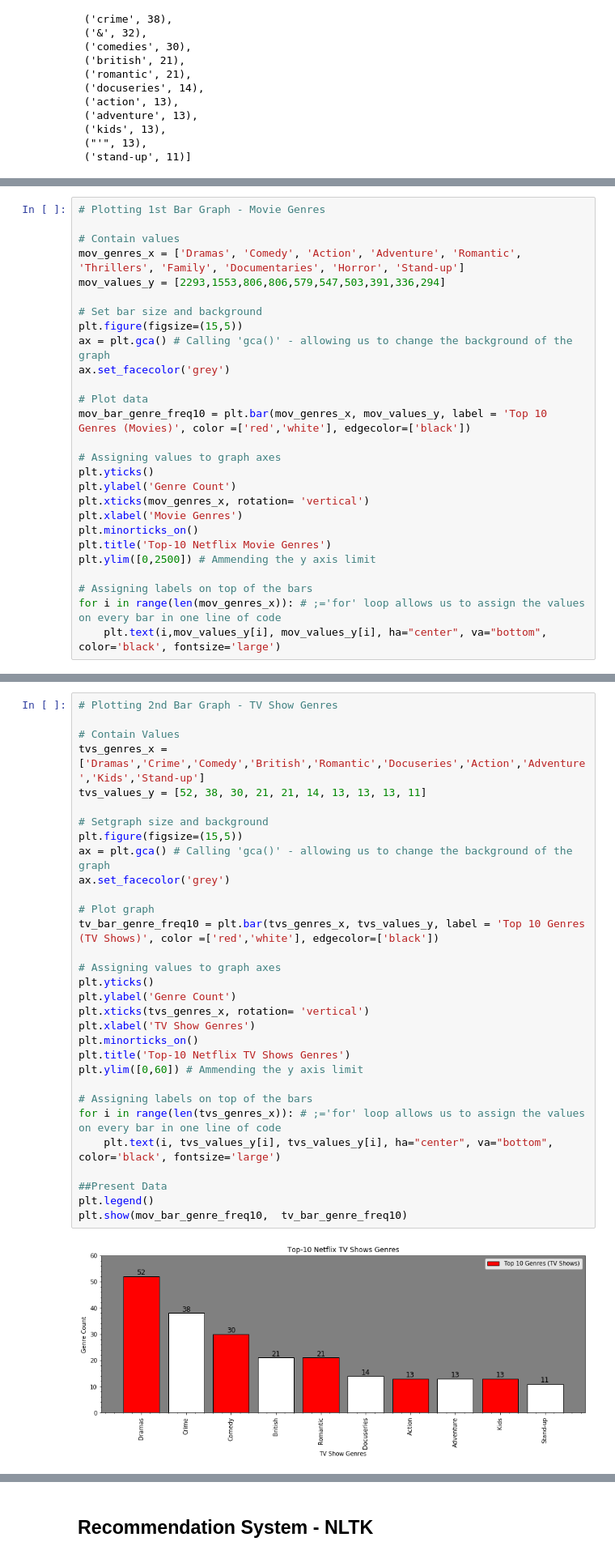
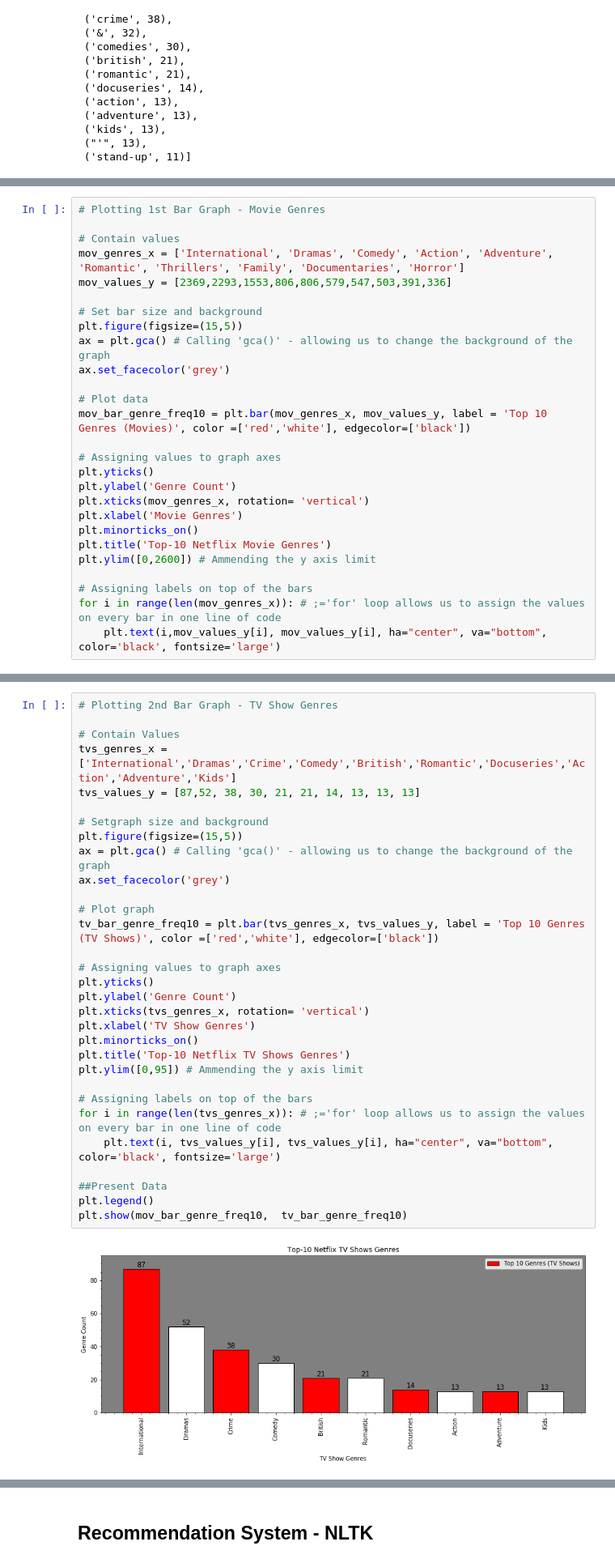
Before and after one commit to SunpreetSChahal/Netflix_EDA-ML, a Jupyter notebook: Netflix Data - EDA and ML Practice.ipynb, the cells around one changed output, grey strips where cells are left out. Shown at 81% size. Cells and saved outputs as stored; diff of their text form.

```diff
--- a/Netflix Data - EDA and ML Practice.ipynb
+++ b/Netflix Data - EDA and ML Practice.ipynb
@@ -323,8 +368,8 @@ We can ignore some of the values since they aren't genres...
 # Plotting 1st Bar Graph - Movie Genres
 
 # Contain values
-mov_genres_x = ['Dramas', 'Comedy', 'Action', 'Adventure', 'Romantic', 'Thrillers', 'Family', 'Documentaries', 'Horror', 'Stand-up']
-mov_values_y = [2293,1553,806,806,579,547,503,391,336,294]
+mov_genres_x = ['International', 'Dramas', 'Comedy', 'Action', 'Adventure', 'Romantic', 'Thrillers', 'Family', 'Documentaries', 'Horror']
+mov_values_y = [2369,2293,1553,806,806,579,547,503,391,336]
 
 # Set bar size and background
 plt.figure(figsize=(15,5))
@@ -341,7 +386,7 @@ plt.xticks(mov_genres_x, rotation= 'vertical')
 plt.xlabel('Movie Genres')
 plt.minorticks_on()
 plt.title('Top-10 Netflix Movie Genres')
-plt.ylim([0,2500]) # Ammending the y axis limit
+plt.ylim([0,2600]) # Ammending the y axis limit
 
 # Assigning labels on top of the bars
 for i in range(len(mov_genres_x)): # ;='for' loop allows us to assign the values on every bar in one line of code
@@ -351,33 +396,33 @@ for i in range(len(mov_genres_x)): # ;='for' loop allows us to assign the values
 # %%
 # Plotting 2nd Bar Graph - TV Show Genres
 
 # Contain Values
-tvs_genres_x = ['Dramas','Crime','Comedy','British','Romantic','Docuseries','Action','Adventure','Kids','Stand-up']
-tvs_values_y = [52, 38, 30, 21, 21, 14, 13, 13, 13, 11]
+tvs_genres_x = ['International','Dramas','Crime','Comedy','British','Romantic','Docuseries','Action','Adventure','Kids']
+tvs_values_y = [87,52, 38, 30, 21, 21, 14, 13, 13, 13]
 
 # Setgraph size and background
 plt.figure(figsize=(15,5))
 ax = plt.gca() # Calling 'gca()' - allowing us to change the background of the graph
 ax.set_facecolor('grey')
 
 # Plot graph
 tv_bar_genre_freq10 = plt.bar(tvs_genres_x, tvs_values_y, label = 'Top 10 Genres (TV Shows)', color =['red','white'], edgecolor=['black'])
 
 # Assigning values to graph axes
 plt.yticks()
 plt.ylabel('Genre Count')
 plt.xticks(tvs_genres_x, rotation= 'vertical')
 plt.xlabel('TV Show Genres')
 plt.minorticks_on()
 plt.title('Top-10 Netflix TV Shows Genres')
-plt.ylim([0,60]) # Ammending the y axis limit
+plt.ylim([0,95]) # Ammending the y axis limit
 
 # Assigning labels on top of the bars
 for i in range(len(tvs_genres_x)): # ;='for' loop allows us to assign the values on every bar in one line of code
     plt.text(i, tvs_values_y[i], tvs_values_y[i], ha="center", va="bottom", color='black', fontsize='large')
 
 ##Present Data
 plt.legend()
 plt.show(mov_bar_genre_freq10,  tv_bar_genre_freq10)
 # %% [output]
-[figure, old version]
+[figure, new version]
```
Also changed, not shown: parts of 33 cells of this notebook.
